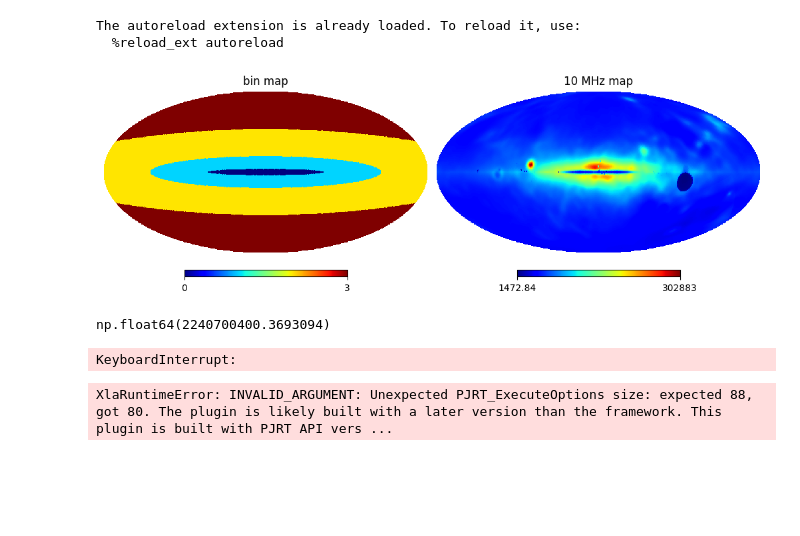
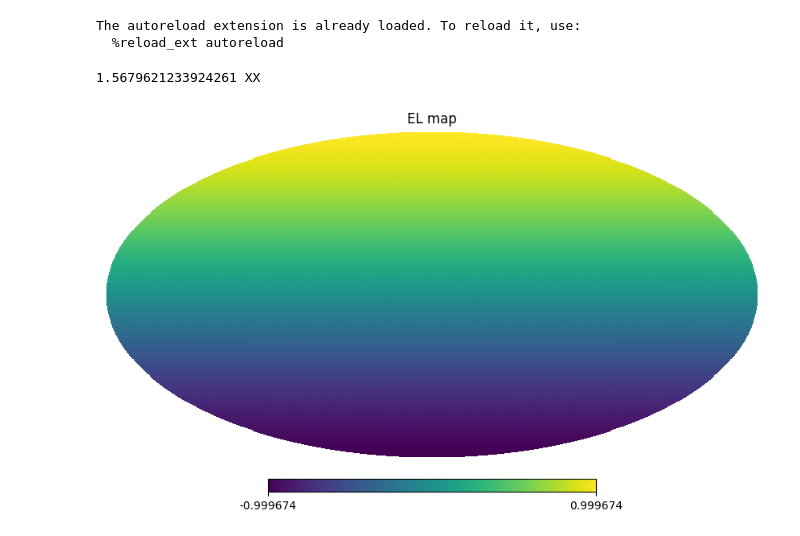
Before and after one commit to lusee-night/electric_fit, a Jupyter notebook: get_correlations/test.ipynb, the cells around one changed output. Cells and saved outputs as stored; diff of their text form; code cells hidden in the pictures; blank space fills up the shorter version.

Commit message:
change parameterization

```diff
--- a/get_correlations/test.ipynb
+++ b/get_correlations/test.ipynb
@@ -9,22 +9,11 @@ from Correlator import Correlator
 # %% [output]
 The autoreload extension is already loaded. To reload it, use:
   %reload_ext autoreload
-# %%
-a=Correlator('../../Drive/Simulations/SkyModels/ULSA_maps/200.fits',0, 0, el_param=[500,80,40], r_param=[0.05,0.25,0.7])
-plt.figure(figsize=(10,5))
-hp.mollview(a.binmap, sub=(1,2,1), title='bin map', cmap='jet')
-hp.mollview(a.map[20,:], sub=(1,2,2), title='10 MHz map', cmap='jet')
-# %% [output]
-[figure, removed]
-# %%
-a.map.max()
-# %% [output]
-np.float64(2240700400.3693094)
-# %%
-xi, c= a.get_correlations()
-# %% [output]
-KeyboardInterrupt:
-# %%
-xi, c= a.get_correlations_jax()
-# %% [output]
-XlaRuntimeError: INVALID_ARGUMENT: Unexpected PJRT_ExecuteOptions size: expected 88, got 80. The plugin is likely built with a later version than the framework. This plugin is built with PJRT API vers ...
+# %%
+a=Correlator('../../Drive/Simulations/SkyModels/ULSA_maps/200.fits')
+# %% [output]
+1.5679621233924261 XX
+# %%
+hp.mollview(a.xyz[:,2], title='EL map')
+# %% [output]
+[figure, added]
```
Also changed, not shown: parts of 5 cells of this notebook, 3 other files.
